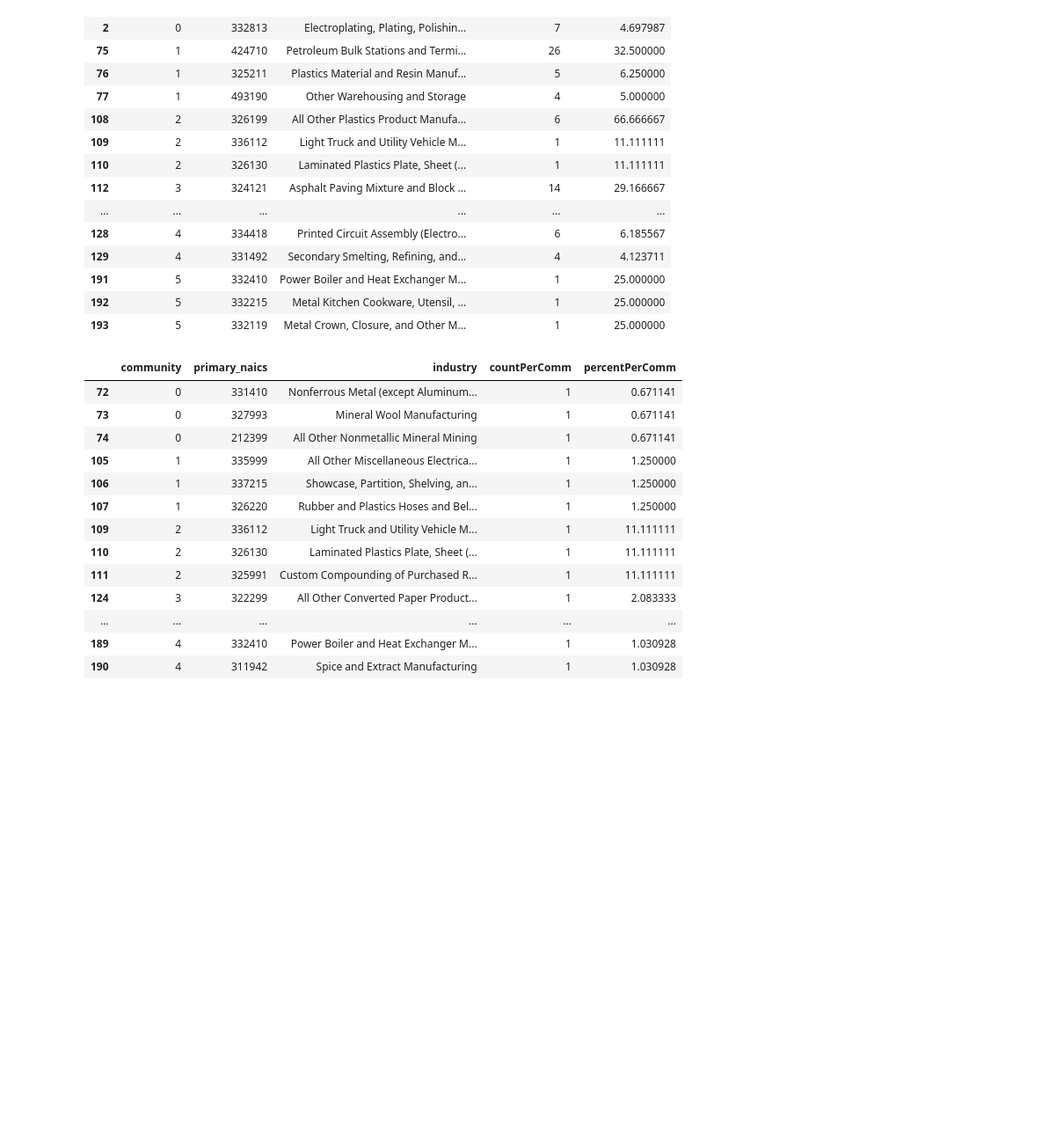
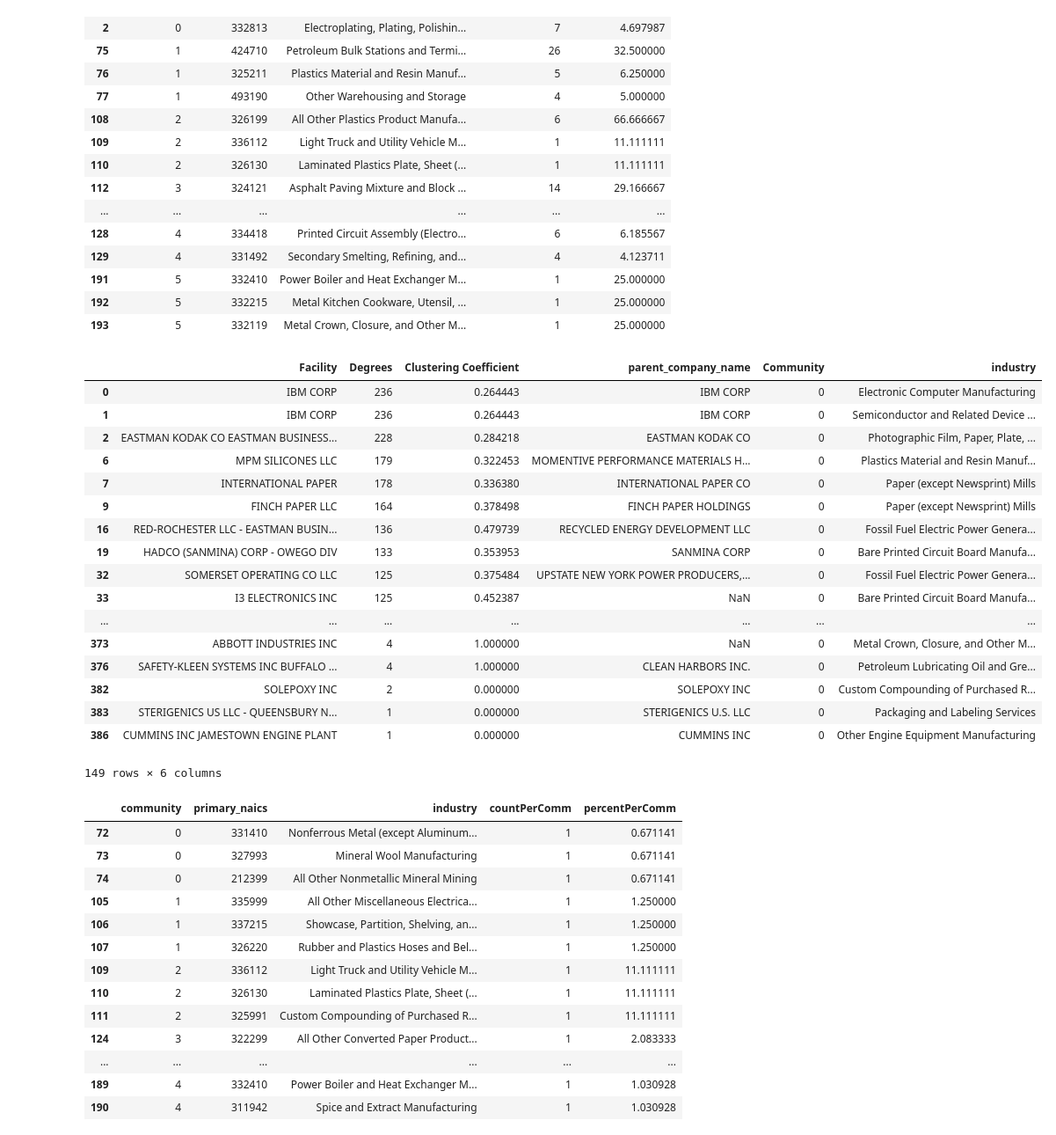
Before and after one commit to stevecarrea/ny_tri_networkAnalysis, a Jupyter notebook: communityAnalysis.ipynb, the cells around one changed output. Shown at 88% size. Cells and saved outputs as stored; diff of their text form; code cells hidden in the pictures; blank space fills up the shorter version.

Commit message:
add back commOfInterest selector

```diff
--- a/communityAnalysis.ipynb
+++ b/communityAnalysis.ipynb
@@ -106,6 +106,30 @@ commDF.groupby('community').head(n)
 | 191 | 5 | 332410 | Power Boiler and Heat Exchanger M... | 1 | 25.000000 |
 | 192 | 5 | 332215 | Metal Kitchen Cookware, Utensil, ... | 1 | 25.000000 |
 | 193 | 5 | 332119 | Metal Crown, Closure, and Other M... | 1 | 25.000000 |
+# %%
+# change commOfInterest to easily explore full data for community you want to look at
+commOfInterest = 0
+colsToDrop = ['Unnamed: 0','tri_facility_id', 'primary_naics', 'Betweeness', 'Closeness', 'Eigenvector']
+allFacilities[allFacilities['Community']==commOfInterest].drop(colsToDrop, axis=1)
+# %% [output]
+|  | Facility | Degrees | Clustering Coefficient | parent_company_name | Community | industry |
+| 0 | IBM CORP | 236 | 0.264443 | IBM CORP | 0 | Electronic Computer Manufacturing |
+| 1 | IBM CORP | 236 | 0.264443 | IBM CORP | 0 | Semiconductor and Related Device ... |
+| 2 | EASTMAN KODAK CO EASTMAN BUSINESS... | 228 | 0.284218 | EASTMAN KODAK CO | 0 | Photographic Film, Paper, Plate, ... |
+| 6 | MPM SILICONES LLC | 179 | 0.322453 | MOMENTIVE PERFORMANCE MATERIALS H... | 0 | Plastics Material and Resin Manuf... |
+| 7 | INTERNATIONAL PAPER | 178 | 0.336380 | INTERNATIONAL PAPER CO | 0 | Paper (except Newsprint) Mills |
+| 9 | FINCH PAPER LLC | 164 | 0.378498 | FINCH PAPER HOLDINGS | 0 | Paper (except Newsprint) Mills |
+| 16 | RED-ROCHESTER LLC - EASTMAN BUSIN... | 136 | 0.479739 | RECYCLED ENERGY DEVELOPMENT LLC | 0 | Fossil Fuel Electric Power Genera... |
+| 19 | HADCO (SANMINA) CORP - OWEGO DIV | 133 | 0.353953 | SANMINA CORP | 0 | Bare Printed Circuit Board Manufa... |
+| 32 | SOMERSET OPERATING CO LLC | 125 | 0.375484 | UPSTATE NEW YORK POWER PRODUCERS,... | 0 | Fossil Fuel Electric Power Genera... |
+| 33 | I3 ELECTRONICS INC | 125 | 0.452387 | NaN | 0 | Bare Printed Circuit Board Manufa... |
+| ... | ... | ... | ... | ... | ... | ... |
+| 373 | ABBOTT INDUSTRIES INC | 4 | 1.000000 | NaN | 0 | Metal Crown, Closure, and Other M... |
+| 376 | SAFETY-KLEEN SYSTEMS INC BUFFALO ... | 4 | 1.000000 | CLEAN HARBORS INC. | 0 | Petroleum Lubricating Oil and Gre... |
+| 382 | SOLEPOXY INC | 2 | 0.000000 | SOLEPOXY INC | 0 | Custom Compounding of Purchased R... |
+| 383 | STERIGENICS US LLC - QUEENSBURY N... | 1 | 0.000000 | STERIGENICS U.S. LLC | 0 | Packaging and Labeling Services |
+| 386 | CUMMINS INC JAMESTOWN ENGINE PLANT | 1 | 0.000000 | CUMMINS INC | 0 | Other Engine Equipment Manufacturing |
+149 rows × 6 columns
 # %%
 # print bottom n industries for each community
 n = 3
```
